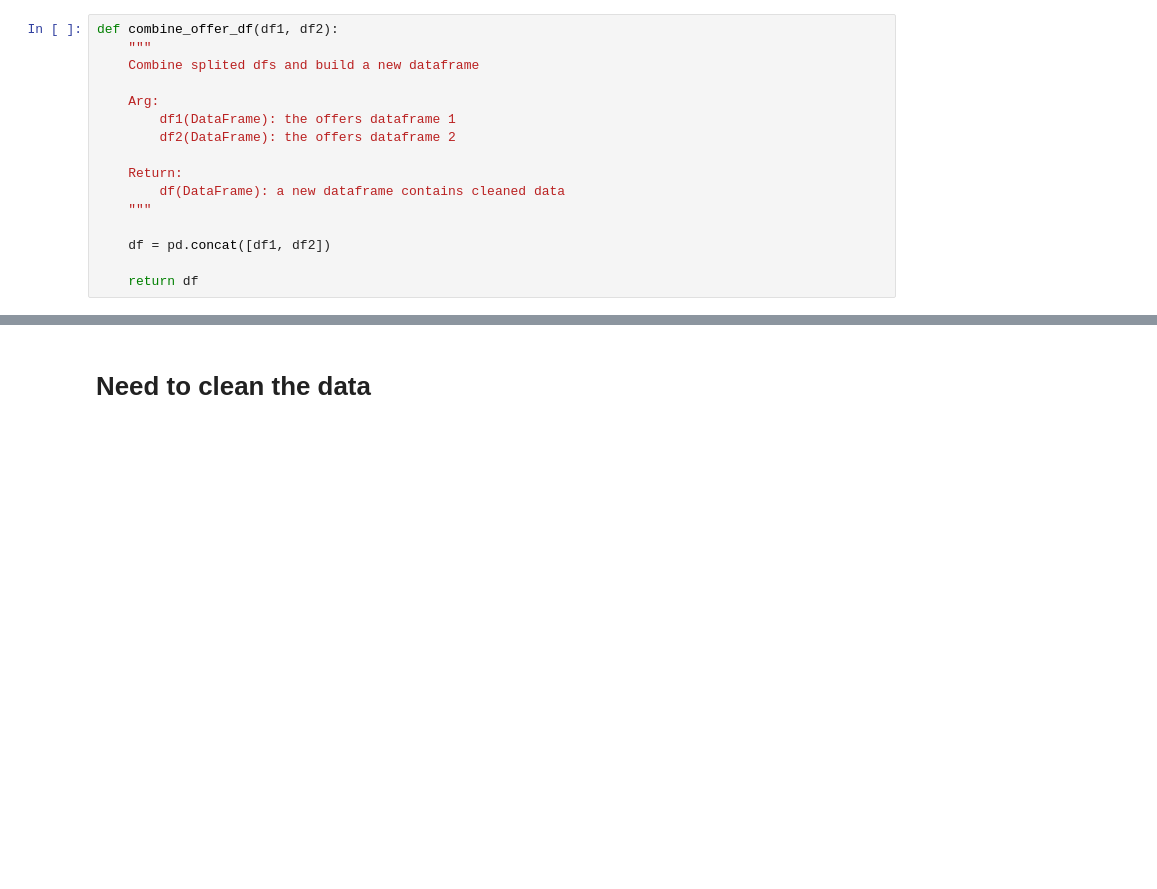
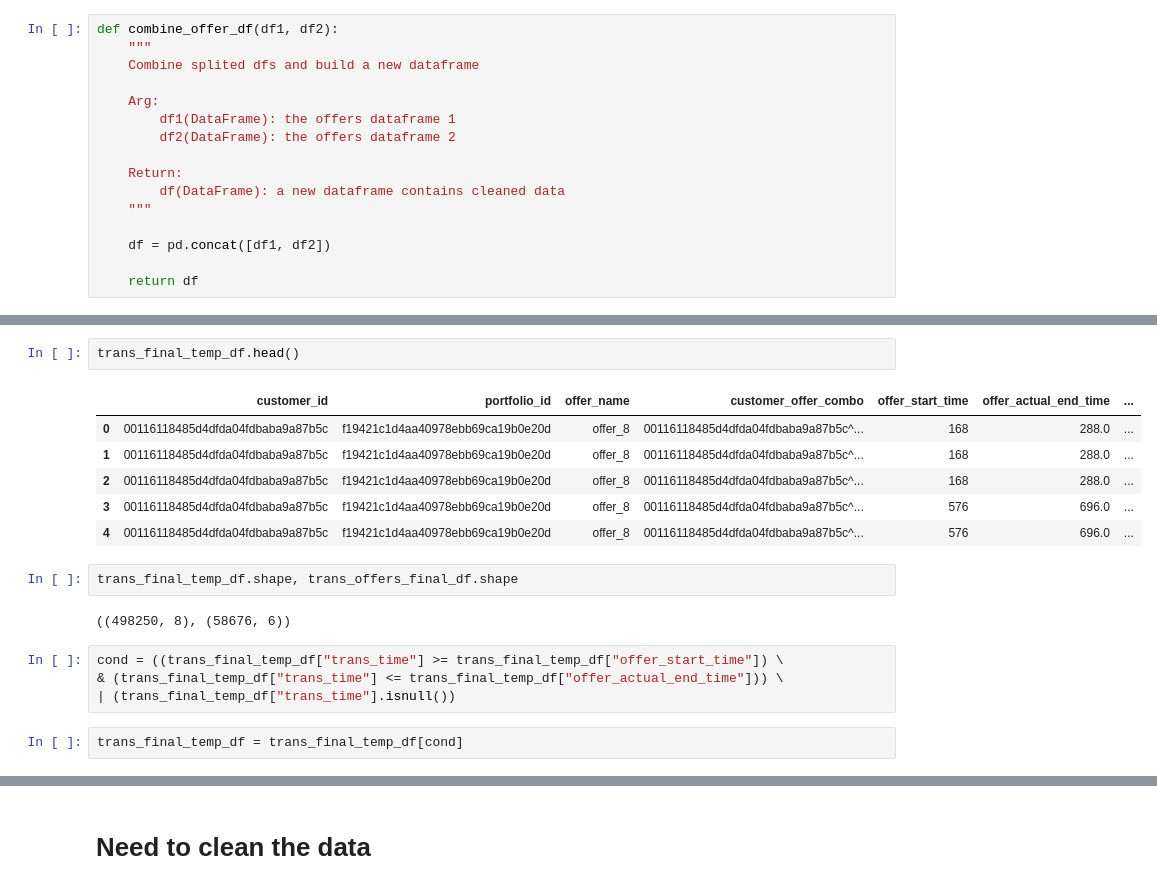
Before and after one commit to Mendy5/Udacity_Project_Capstone, a Jupyter notebook: Starbucks_Capstone_Notebook_v2.ipynb, the cells around one changed output, grey strips where cells are left out. Saved outputs shown, nothing was run; the diff lists cells and outputs as text; blank space fills up the shorter version.

```diff
--- a/Starbucks_Capstone_Notebook_v2.ipynb
+++ b/Starbucks_Capstone_Notebook_v2.ipynb
@@ -1201,0 +1234,19 @@ trans_bogo_offers_final_df[(trans_bogo_offers_final_df["customer_offer_combo"] =
+# %%
+trans_final_temp_df.head()
+# %% [output]
+|  | customer_id | portfolio_id | offer_name | customer_offer_combo | offer_start_time | offer_actual_end_time | ... |
+| 0 | 00116118485d4dfda04fdbaba9a87b5c | f19421c1d4aa40978ebb69ca19b0e20d | offer_8 | 00116118485d4dfda04fdbaba9a87b5c^... | 168 | 288.0 | ... |
+| 1 | 00116118485d4dfda04fdbaba9a87b5c | f19421c1d4aa40978ebb69ca19b0e20d | offer_8 | 00116118485d4dfda04fdbaba9a87b5c^... | 168 | 288.0 | ... |
+| 2 | 00116118485d4dfda04fdbaba9a87b5c | f19421c1d4aa40978ebb69ca19b0e20d | offer_8 | 00116118485d4dfda04fdbaba9a87b5c^... | 168 | 288.0 | ... |
+| 3 | 00116118485d4dfda04fdbaba9a87b5c | f19421c1d4aa40978ebb69ca19b0e20d | offer_8 | 00116118485d4dfda04fdbaba9a87b5c^... | 576 | 696.0 | ... |
+| 4 | 00116118485d4dfda04fdbaba9a87b5c | f19421c1d4aa40978ebb69ca19b0e20d | offer_8 | 00116118485d4dfda04fdbaba9a87b5c^... | 576 | 696.0 | ... |
+# %%
+trans_final_temp_df.shape, trans_offers_final_df.shape
+# %% [output]
+((498250, 8), (58676, 6))
+# %%
+cond = ((trans_final_temp_df["trans_time"] >= trans_final_temp_df["offer_start_time"]) \
+& (trans_final_temp_df["trans_time"] <= trans_final_temp_df["offer_actual_end_time"])) \
+| (trans_final_temp_df["trans_time"].isnull())
+# %%
+trans_final_temp_df = trans_final_temp_df[cond]
```
Also changed, not shown: parts of 28 cells of this notebook.
